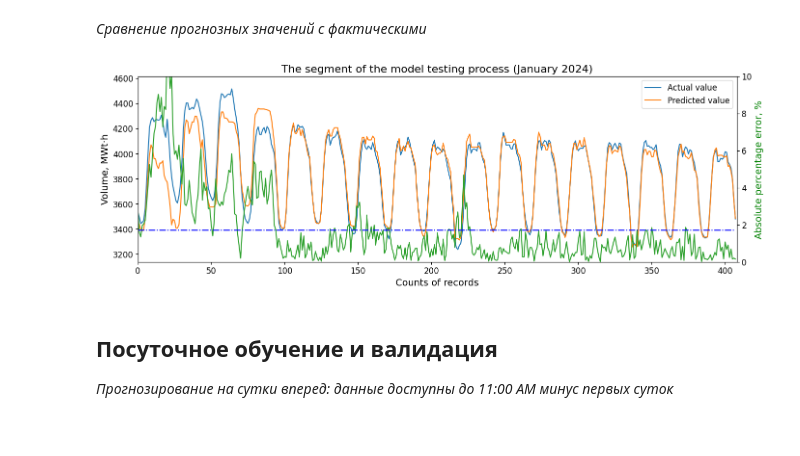
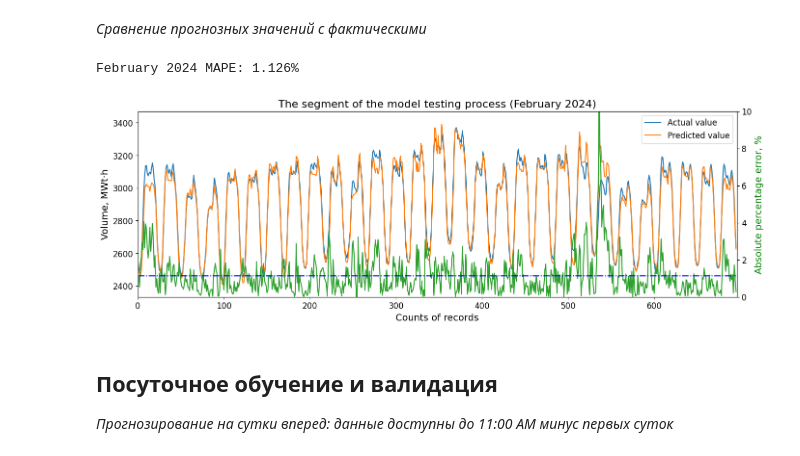
Before and after one commit to caapel/ForecastPowerEnergy, a Jupyter notebook: volume_energy_analisys_XGBoost.ipynb, the cells around one changed output. Saved outputs shown, nothing was run; the diff lists cells and outputs as text; code cells hidden in the pictures.

```diff
--- a/volume_energy_analisys_XGBoost.ipynb
+++ b/volume_energy_analisys_XGBoost.ipynb
@@ -366,7 +384,7 @@ Text(0.5, 1.0, 'Graph of average daily consumption and average daily temperature
 # %%
 month = list(name for name in calendar.month_name)
 
-df_month = df_test[df_test['Month'] == 1]  # указываем интересующий нас месяц
+df_month = df_validate[df_validate['Month'] == 4]  # указываем интересующий нас месяц
 df_month.reset_index(drop=True, inplace=True)
 
 fig, df_volume = plt.subplots(figsize=(16,4))
@@ -394,7 +412,21 @@ plt.legend()
 # корреляция исходных значений и целевого признака
 color_map = sns.color_palette("vlag", as_cmap=True)
 
-df_gen = df_general[['Year', 'Month', 'Day', 'Hour', 'Temperature', 'Volume']]
+df_gen = df_general[['Year', 'Month', 'Day', 'Hour', 'Weekday', 'Temperature', 'Volume']]
+df_gen = df_gen.rename(columns={'Weekday': 'Week', 'Temperature': 'Temp', 'Volume': 'Vol'})
 
-df_gen.corr('pearson').style.background_gradient(cmap=color_map, vmin = -1, vmax=1)
+# Generate a mask for the upper triangle
+mask = np.triu(np.ones_like(df_gen.corr(), dtype=bool))
+
+# Set up the matplotlib figure
+fig, ax = plt.subplots(figsize=(6, 5))
+
+plt.rcParams.update({'font.size': 10, 'font.serif': 'Times New Roman'})
+
+# Draw the heatmap with the mask and correct aspect ratio
+sns.heatmap(df_gen.corr(), annot=True, mask=mask, cmap=color_map, fmt=".3f", vmax=.6, vmin=-0.6, center=0,
+            square=True, linewidths=1, cbar_kws={"shrink": .8}).set(title='Correlation matrix of initial features')
+
+#print(plt.rcParams)  # полный перечень всех настроек plt.rcParams
+#df_gen.corr('pearson').style.background_gradient(cmap=color_map, vmin = -1, vmax=1)  # вывод в форме компактной таблицы
 # %% [output]
@@ -582,8 +608,8 @@ df_general_result.style.highlight_min(color='yellowgreen', subset='MAPE')
 # %%
 # ручная донастройка гиперпараметров
-best_HP = {'period': 5,   # оптимальный временной период
+best_HP = {'period': 7,   # оптимальный временной период
             'index': 0,  # индекс оптимального датасета
-            'max_depth': 3,   # отпимальная глубина дерева
+            'max_depth': 5,   # отпимальная глубина дерева
             'n_estimators': 100}  # оптимальное колличество деревьев
 # %% [markdown]
 *Предельные показатели метрики MAPE при различной глубине исследуемого интервала*
@@ -605,6 +631,7 @@ pd.concat([plot_gen[i] for i in range(3)], axis=1).plot(figsize=(16,6),
                                                         ylabel='MAPE',
                                                         legend=True,
                                                         grid=True)
+plt.rcParams['font.size'] = '12'
 
 plt.scatter(df_general_result.period[df_general_result.MAPE.idxmin()],
             df_general_result.MAPE.min()-0.0001,
@@ -712,36 +738,38 @@ def diff_predict_vs_fact(df_validate_boost, num_month):
                              MAPE(df_validate_graph['Predicted'], df_validate_graph['Volume'])*100)
 
     df_validate_graph['Error'] = abs((df_validate_graph['Volume'] - df_validate_graph['Predicted'])*100
                                  /df_validate_graph['Volume'])
 
     df_validate_graph.reset_index(drop=True, inplace=True)
 
     fig, df_volume = plt.subplots(figsize=(16,5))
     df_error = df_volume.twinx()
 
     df_volume.plot(df_validate_graph['Volume'], label='Actual value')
     df_volume.plot(df_validate_graph['Predicted'], label='Predicted value')
     df_error.plot(df_validate_graph['Error'], label='Error, %', color='#2ca02c')
     df_error.plot(df_validate_graph['MAPE'], '-.b')
 
     plt.rcParams['font.size'] = '12'
 
     df_volume.legend(loc='upper right')
     df_volume.set_xlim(0, df_validate_graph.shape[0])
     df_volume.set_ylim(df_validate_graph.Volume.min() - 100, df_validate_graph.Volume.max() + 100)
     df_volume.set_ylabel('Volume, MWt·h', fontsize = 14)
     df_volume.set_xlabel('Counts of records', fontsize = 14)
 
     df_error.set_ylim(0, 10)
     df_error.set_ylabel('Absolute percentage error, %', fontsize = 14, color='g')
 
     plt.title(f'The segment of the model testing process ({month[df_validate_graph.Month[0]]} {datetime.now().year})',
               fontsize = 16)
+    print(f"{month[df_validate_graph.Month[0]]} {datetime.now().year} MAPE: {round(df_validate_graph['MAPE'].iloc[0], 3)}%")
 
-diff_predict_vs_fact(df_validate_boost, 1)
-#diff_predict_vs_fact(df_validate_boost, 2)
+#diff_predict_vs_fact(df_validate_boost, 1)
+diff_predict_vs_fact(df_validate_boost, 2)
 # %% [output]
+February 2024 MAPE: 1.126%
-[figure, old version]
+[figure, new version]
 # %% [markdown]
 ## Посуточное обучение и валидация
 *Прогнозирование на сутки вперед: данные доступны до 11:00 AM минус первых суток*
```
Also changed, not shown: parts of 50 cells of this notebook, 3 other files.
